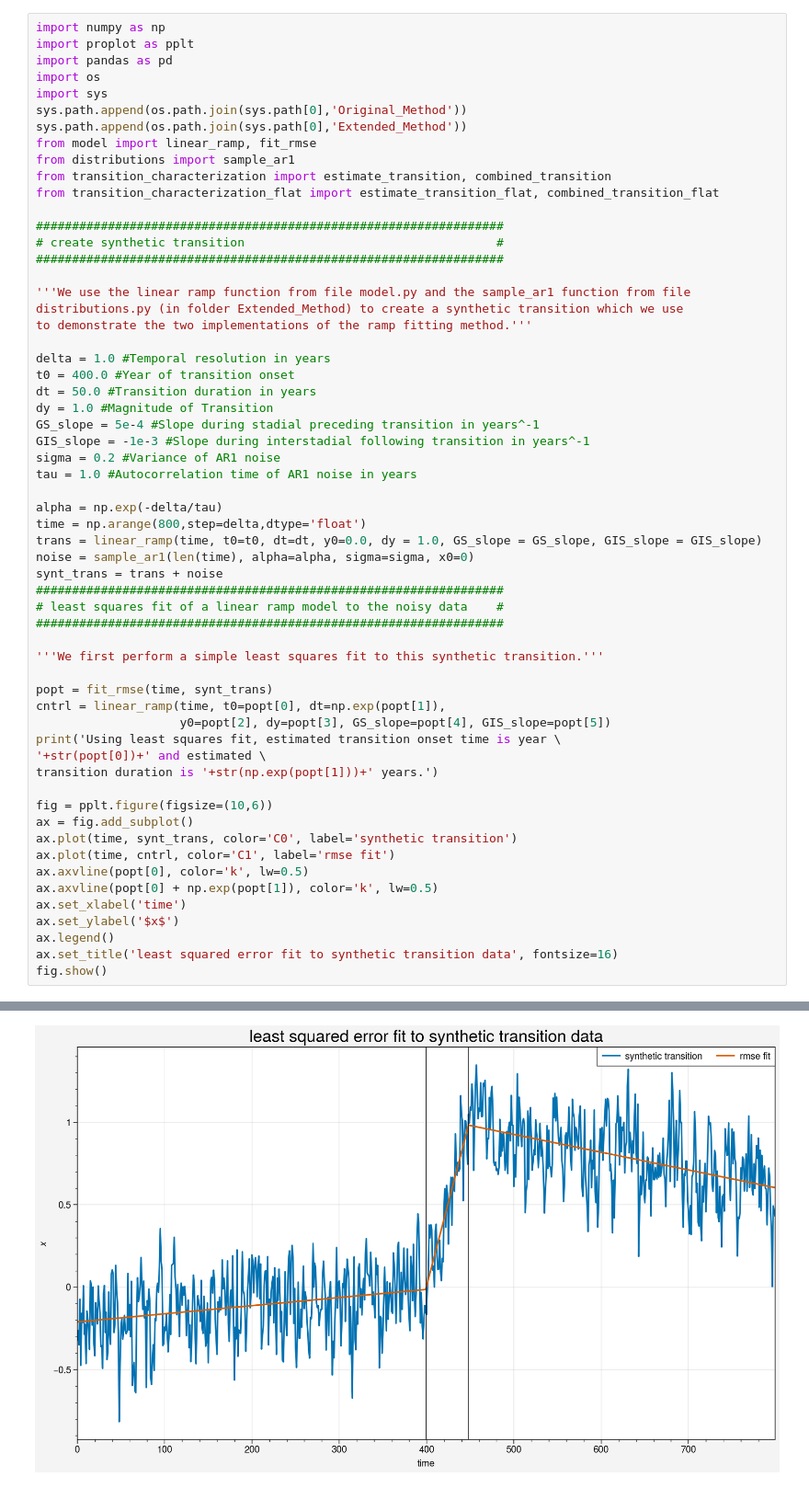
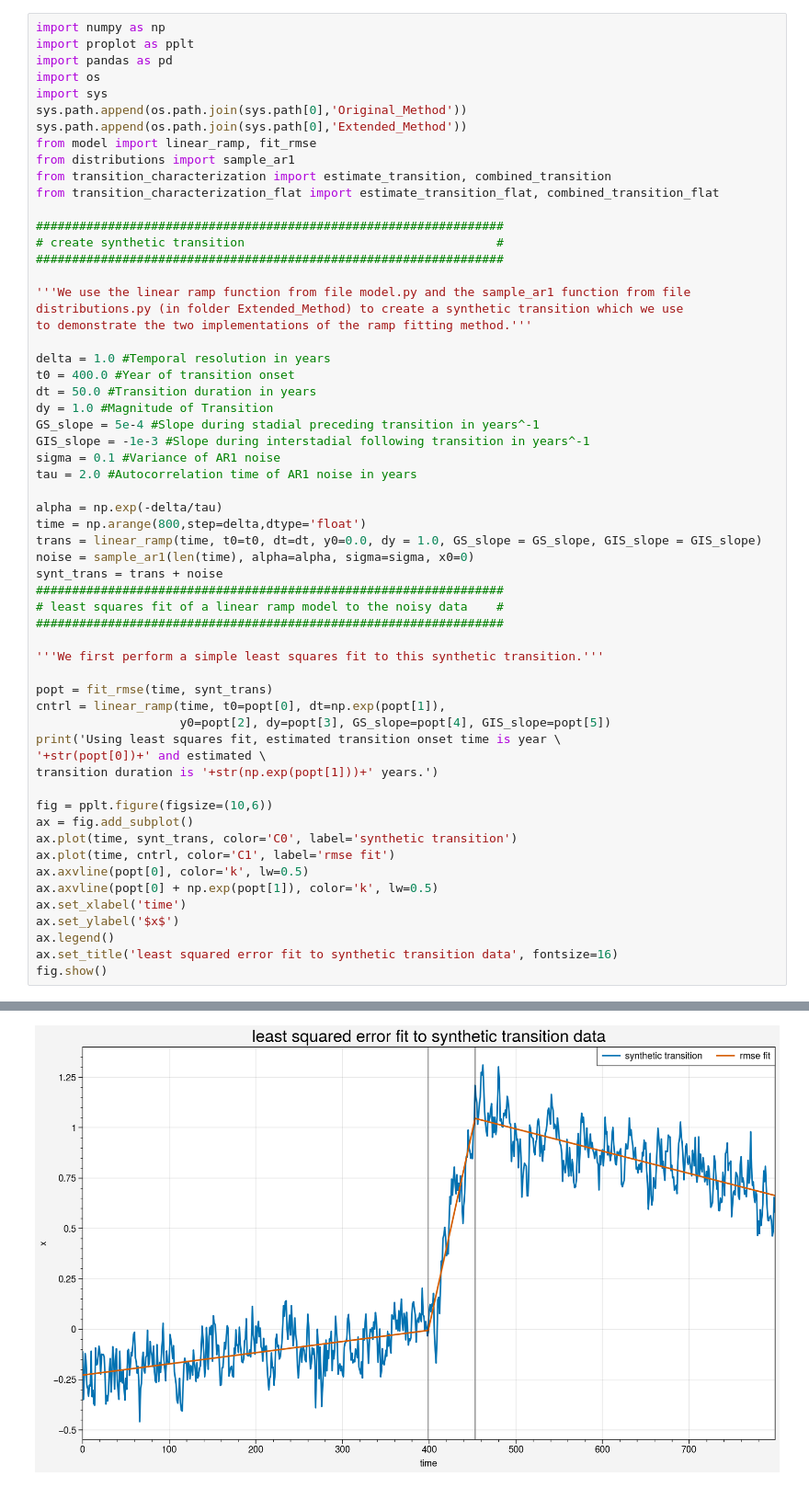
Before and after one commit to johatt11/DO_Temporal_Phasing, a Jupyter notebook: Example_Synthetic_Transition.ipynb, the cells around one changed output, grey strips where cells are left out. Shown at 92% size. Drawn from its saved outputs; the diff is of its cells as text.

```diff
--- a/Example_Synthetic_Transition.ipynb
+++ b/Example_Synthetic_Transition.ipynb
@@ -25,8 +25,8 @@ dt = 50.0 #Transition duration in years
 dy = 1.0 #Magnitude of Transition
 GS_slope = 5e-4 #Slope during stadial preceding transition in years^-1
 GIS_slope = -1e-3 #Slope during interstadial following transition in years^-1
-sigma = 0.2 #Variance of AR1 noise
-tau = 1.0 #Autocorrelation time of AR1 noise in years
+sigma = 0.1 #Variance of AR1 noise
+tau = 2.0 #Autocorrelation time of AR1 noise in years
 
 alpha = np.exp(-delta/tau)
 time = np.arange(800,step=delta,dtype='float')
@@ -62,4 +62,4 @@ Using least squares fit, estimated transition onset time is year 399.02388544967
-[figure, old version]
+[figure, new version]
 # %%
 #################################################################
 # characterize the transition with the original Bayesian method #
```
Also changed, not shown: parts of 3 cells of this notebook, 18 other files.
